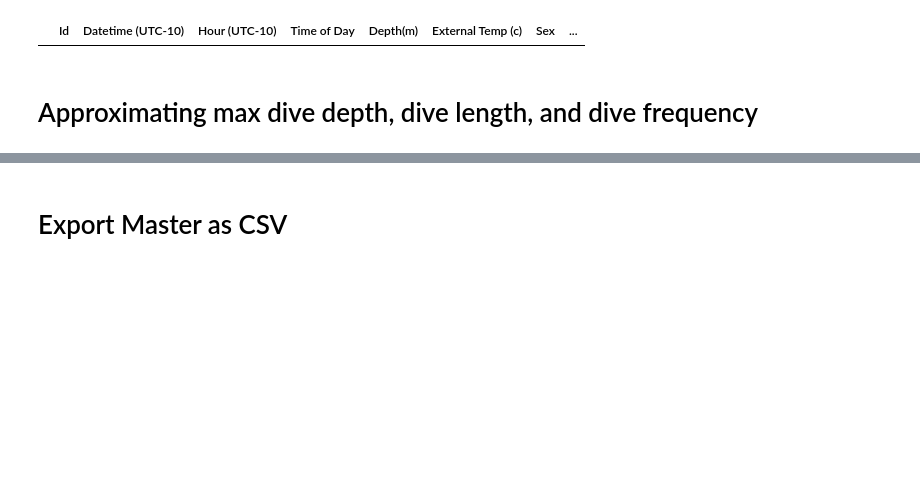
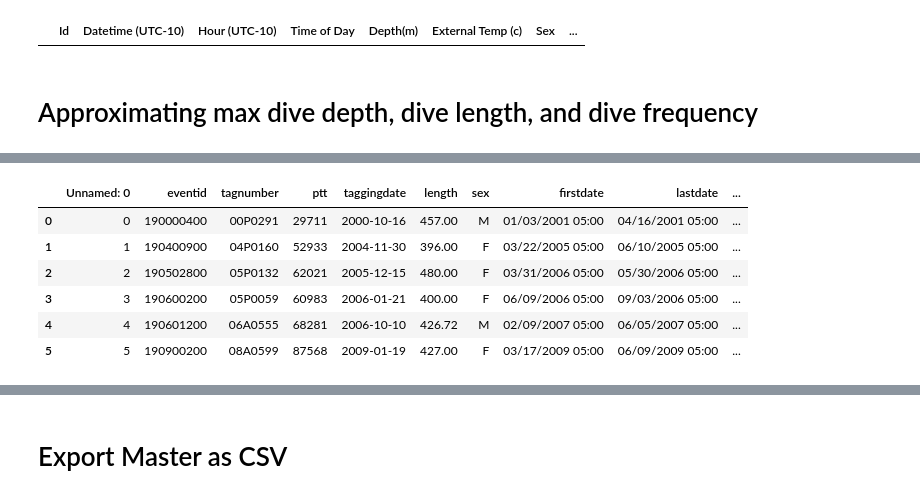
Before and after one commit to erikahunting/white-shark-paina, a Jupyter notebook: data_cleaning.ipynb, the cells around one changed output, grey strips where cells are left out. Cells and saved outputs as stored; diff of their text form; code cells hidden in the pictures; blank space fills up the shorter version.

```diff
--- a/data_cleaning.ipynb
+++ b/data_cleaning.ipynb
@@ -574,10 +566,11 @@ def get_max_depth(df, id):
     Given a df containing columns
     'Id' and 'Depth(m)' returns the
     maximum value from the 'Depth(m)'
-    column.
+    column for given 'Id'.
     """
-    sh = df[int(df['Id']) == int(id)]
+    sh = df.loc[df['Id'] == id]
     return sh['Depth(m)'].max()
 # %%
 # find the max diving depth
-meta_df['Max Depth Recorded (m)'] = meta_df.swifter.apply(lambda row: get_max_depth(combined, meta_df['eventid']))
+meta_df['eventid'] = meta_df['eventid'].astype(str)
+meta_df['Max Depth Recorded (m)'] = meta_df.swifter.apply(lambda row: get_max_depth(combined, row['eventid']), axis=1)
@@ -667,0 +730,10 @@ combined
+# %%
+meta_df
+# %% [output]
+|  | Unnamed: 0 | eventid | tagnumber | ptt | taggingdate | length | sex | firstdate | lastdate | ... |
+| 0 | 0 | 190000400 | 00P0291 | 29711 | 2000-10-16 | 457.00 | M | 01/03/2001 05:00 | 04/16/2001 05:00 | ... |
+| 1 | 1 | 190400900 | 04P0160 | 52933 | 2004-11-30 | 396.00 | F | 03/22/2005 05:00 | 06/10/2005 05:00 | ... |
+| 2 | 2 | 190502800 | 05P0132 | 62021 | 2005-12-15 | 480.00 | F | 03/31/2006 05:00 | 05/30/2006 05:00 | ... |
+| 3 | 3 | 190600200 | 05P0059 | 60983 | 2006-01-21 | 400.00 | F | 06/09/2006 05:00 | 09/03/2006 05:00 | ... |
+| 4 | 4 | 190601200 | 06A0555 | 68281 | 2006-10-10 | 426.72 | M | 02/09/2007 05:00 | 06/05/2007 05:00 | ... |
+| 5 | 5 | 190900200 | 08A0599 | 87568 | 2009-01-19 | 427.00 | F | 03/17/2009 05:00 | 06/09/2009 05:00 | ... |
```
Also changed, not shown: parts of 23 cells of this notebook, 28 other files.
